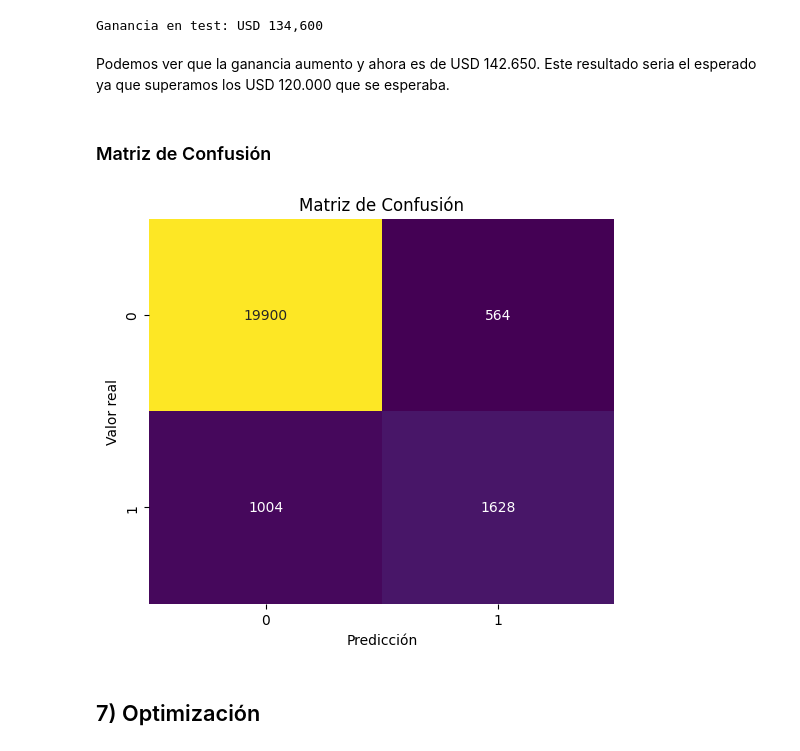
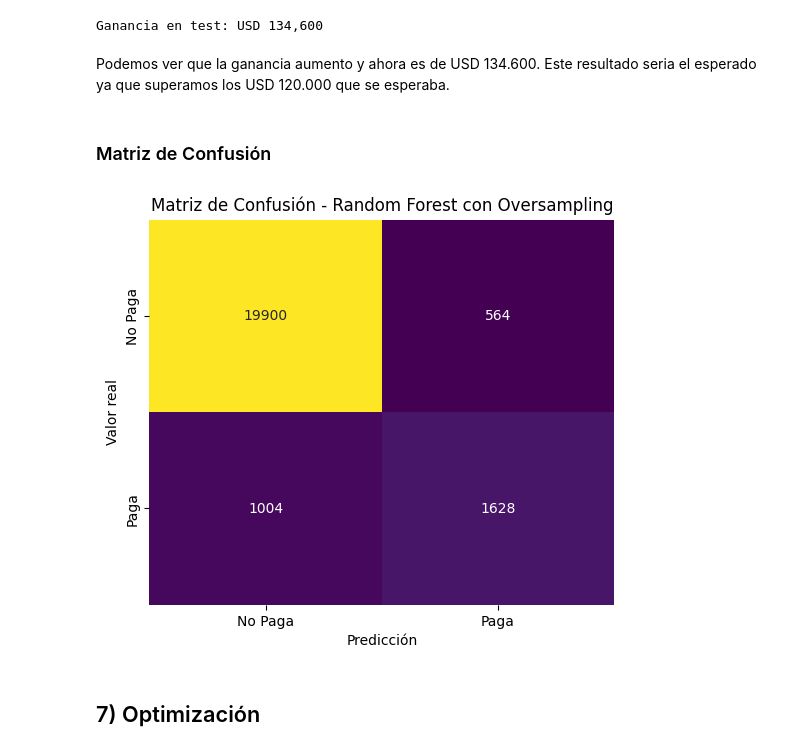
Before and after one commit to leansandoval/CienciaDeDatos, a Jupyter notebook: Trabajo Practico/2C 2025/Evaluacion_Practica_2C_2025_PuraData.ipynb, the cells around one changed output. Drawn from its saved outputs; the diff is of its cells as text; code cells hidden in the pictures.

```diff
--- a/Trabajo Practico/2C 2025/Evaluacion_Practica_2C_2025_PuraData.ipynb
+++ b/Trabajo Practico/2C 2025/Evaluacion_Practica_2C_2025_PuraData.ipynb
@@ -1123,19 +1149,21 @@ print(f"\nGanancia en test: USD {ganancia_oversampling:,.0f}")
 # %% [output]
 Ganancia en test: USD 134,600
 # %% [markdown]
-Podemos ver que la ganancia aumento y ahora es de USD 142.650. Este resultado seria el esperado ya que superamos los USD 120.000 que se esperaba.
+Podemos ver que la ganancia aumento y ahora es de USD 134.600. Este resultado seria el esperado ya que superamos los USD 120.000 que se esperaba.
 # %% [markdown]
 ### Matriz de Confusión
 # %%
 cm = confusion_matrix(y_test, y_pred)
 plt.figure(figsize=(6,5))
 sns.heatmap(cm, annot=True, fmt='d', cmap='viridis', cbar=False)
+plt.title('Matriz de Confusión - Random Forest con Oversampling')
 plt.xlabel('Predicción')
 plt.ylabel('Valor real')
-plt.title('Matriz de Confusión')
+plt.xticks(ticks=[0.5, 1.5], labels=['No Paga', 'Paga'])
+plt.yticks(ticks=[0.5, 1.5], labels=['No Paga', 'Paga'])
 plt.show()
 # %% [output]
-[figure, old version]
+[figure, new version]
 # %% [markdown]
 ## 7) Optimización
 # %% [markdown]
```
Also changed, not shown: parts of 48 cells of this notebook.
